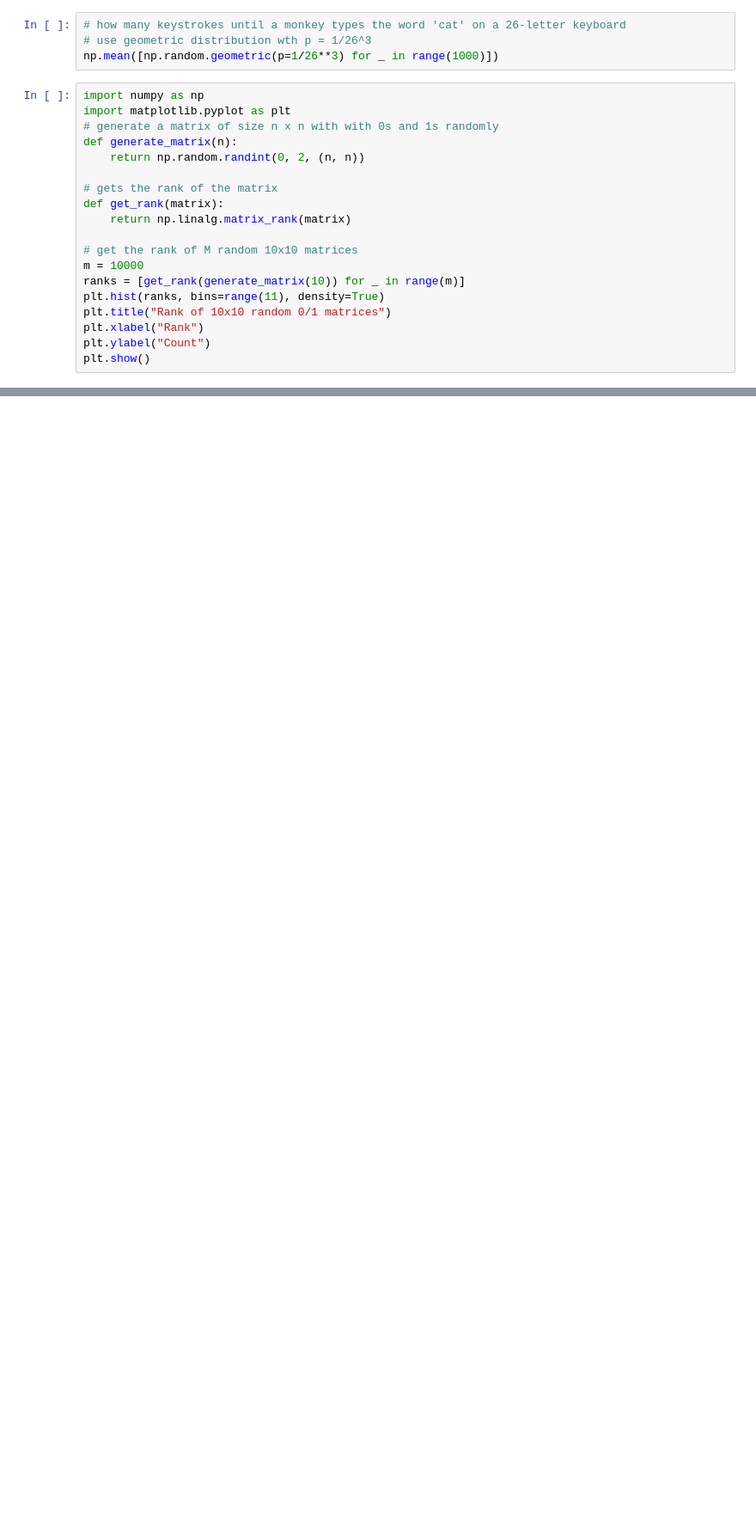
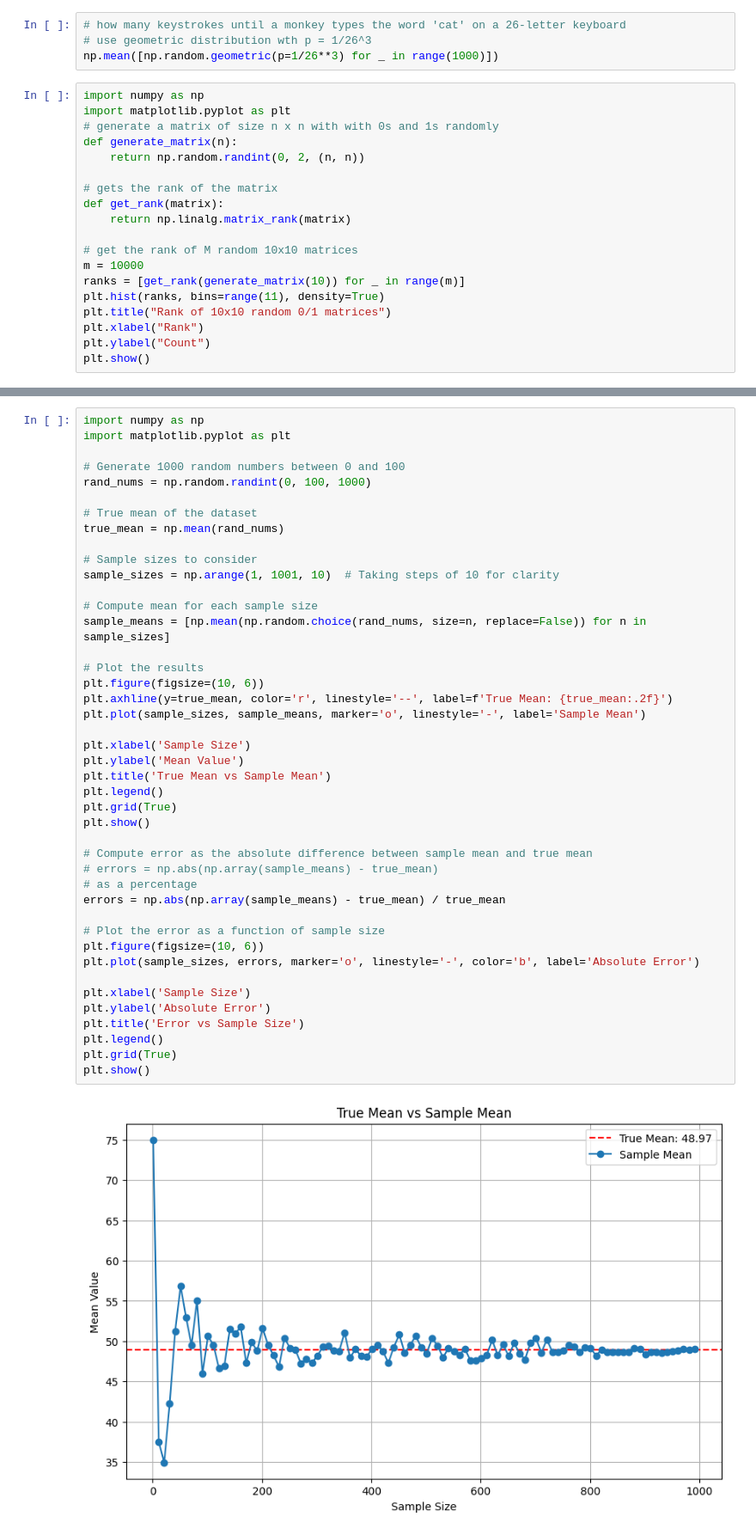
Before and after one commit to cake-dev/InfoRandoClass, a Jupyter notebook: scratch.ipynb, the cells around one changed output, grey strips where cells are left out. Shown at 86% size. Drawn from its saved outputs; the diff is of its cells as text; blank space fills up the shorter version.

```diff
--- a/scratch.ipynb
+++ b/scratch.ipynb
@@ -136,0 +143,45 @@ plt.show()
+# %%
+import numpy as np
+import matplotlib.pyplot as plt
+
+# Generate 1000 random numbers between 0 and 100
+rand_nums = np.random.randint(0, 100, 1000)
+
+# True mean of the dataset
+true_mean = np.mean(rand_nums)
+
+# Sample sizes to consider
+sample_sizes = np.arange(1, 1001, 10)  # Taking steps of 10 for clarity
+
+# Compute mean for each sample size
+sample_means = [np.mean(np.random.choice(rand_nums, size=n, replace=False)) for n in sample_sizes]
+
+# Plot the results
+plt.figure(figsize=(10, 6))
+plt.axhline(y=true_mean, color='r', linestyle='--', label=f'True Mean: {true_mean:.2f}')
+plt.plot(sample_sizes, sample_means, marker='o', linestyle='-', label='Sample Mean')
+
+plt.xlabel('Sample Size')
+plt.ylabel('Mean Value')
+plt.title('True Mean vs Sample Mean')
+plt.legend()
+plt.grid(True)
+plt.show()
+
+# Compute error as the absolute difference between sample mean and true mean
+# errors = np.abs(np.array(sample_means) - true_mean)
+# as a percentage
+errors = np.abs(np.array(sample_means) - true_mean) / true_mean
+
+# Plot the error as a function of sample size
+plt.figure(figsize=(10, 6))
+plt.plot(sample_sizes, errors, marker='o', linestyle='-', color='b', label='Absolute Error')
+
+plt.xlabel('Sample Size')
+plt.ylabel('Absolute Error')
+plt.title('Error vs Sample Size')
+plt.legend()
+plt.grid(True)
+plt.show()
+# %% [output]
+[figure, added]
```
Also changed, not shown: parts of 3 cells of this notebook.
